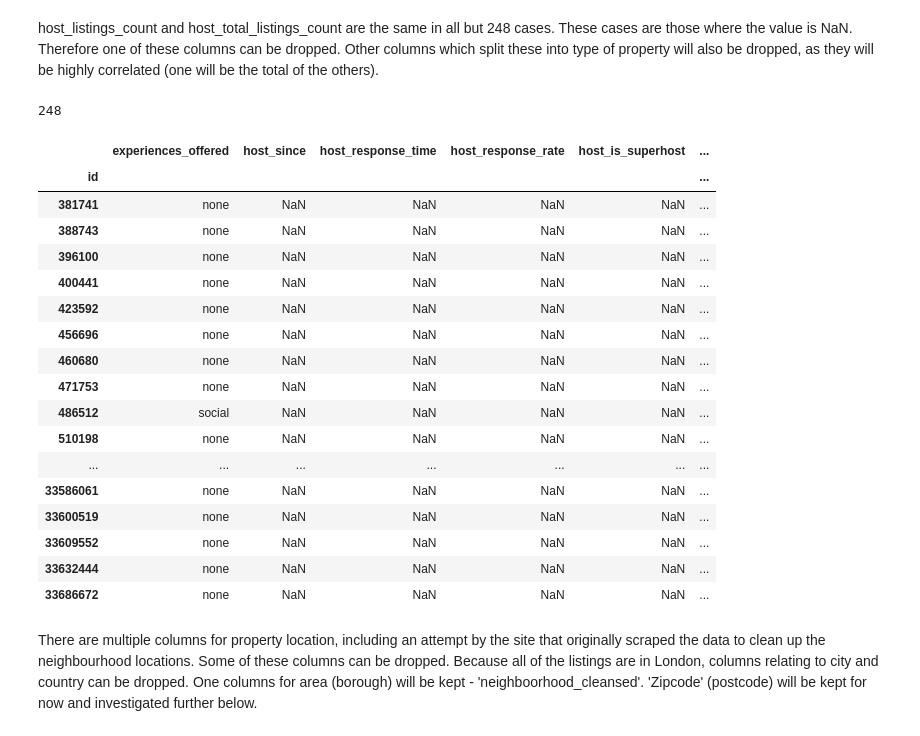
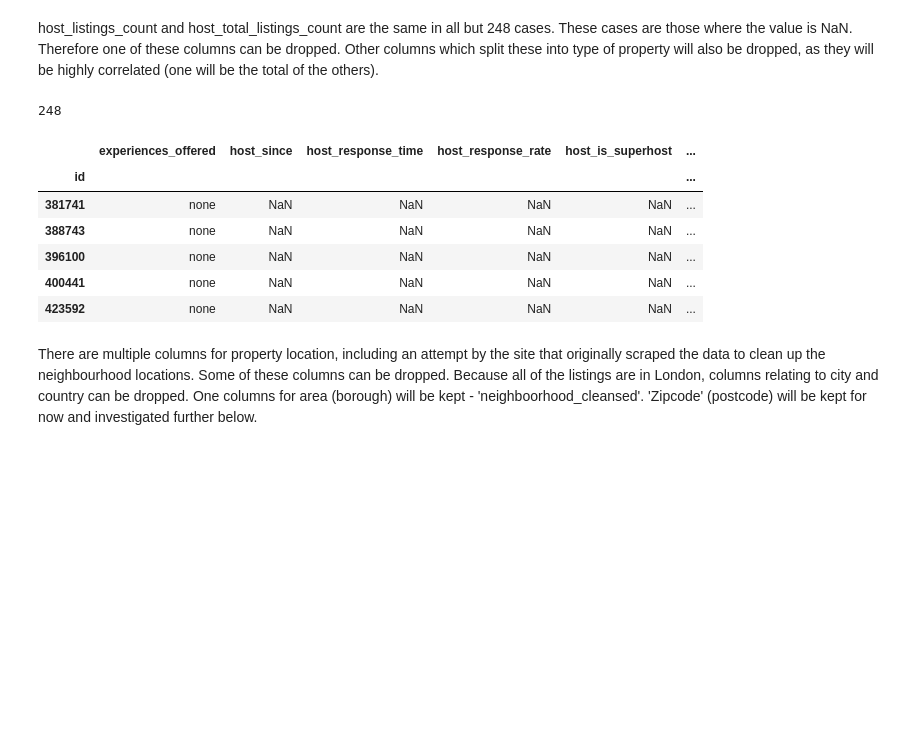
Before and after one commit to cbuie/Airbnb-neural-network-price-prediction, a Jupyter notebook: Airbnb-price-prediction.ipynb, the cells around one changed output. Saved outputs shown, nothing was run; the diff lists cells and outputs as text; code cells hidden in the pictures; blank space fills up the shorter version.

Commit message:
Additional data cleaning

```diff
--- a/Airbnb-price-prediction.ipynb
+++ b/Airbnb-price-prediction.ipynb
@@ -59,5 +60,5 @@ import matplotlib.pyplot as plt
 # %%
-raw_df = pd.read_csv('data/listings.csv')
+raw_df = pd.read_csv('airbnb_listings_09-04-19.csv')
 print(f"The dataset contains {len(raw_df)} Airbnb listings")
 pd.set_option('display.max_columns', len(raw_df.columns)) # To view all columns
 raw_df.head(3)
@@ -125,27 +113,16 @@ df.head(3)
 host_listings_count and host_total_listings_count are the same in all but 248 cases. These cases are those where the value is NaN. Therefore one of these columns can be dropped. Other columns which split these into type of property will also be dropped, as they will be highly correlated (one will be the total of the others).
 # %%
 print(sum((df.host_listings_count == df.host_total_listings_count) == False))
-df.loc[((df.host_listings_count == df.host_total_listings_count) == False)]
+df.loc[((df.host_listings_count == df.host_total_listings_count) == False)][:5]
 # %% [output]
 248
 |  | experiences_offered | host_since | host_response_time | host_response_rate | host_is_superhost | ... |
 | id |  |  |  |  |  | ... |
 | 381741 | none | NaN | NaN | NaN | NaN | ... |
 | 388743 | none | NaN | NaN | NaN | NaN | ... |
 | 396100 | none | NaN | NaN | NaN | NaN | ... |
 | 400441 | none | NaN | NaN | NaN | NaN | ... |
 | 423592 | none | NaN | NaN | NaN | NaN | ... |
-| 456696 | none | NaN | NaN | NaN | NaN | ... |
-| 460680 | none | NaN | NaN | NaN | NaN | ... |
-| 471753 | none | NaN | NaN | NaN | NaN | ... |
-| 486512 | social | NaN | NaN | NaN | NaN | ... |
-| 510198 | none | NaN | NaN | NaN | NaN | ... |
-| ... | ... | ... | ... | ... | ... | ... |
-| 33586061 | none | NaN | NaN | NaN | NaN | ... |
-| 33600519 | none | NaN | NaN | NaN | NaN | ... |
-| 33609552 | none | NaN | NaN | NaN | NaN | ... |
-| 33632444 | none | NaN | NaN | NaN | NaN | ... |
-| 33686672 | none | NaN | NaN | NaN | NaN | ... |
 # %%
 df.drop(['host_total_listings_count', 'calculated_host_listings_count', 'calculated_host_listings_count_entire_homes', 'calculated_host_listings_count_private_rooms', 'calculated_host_listings_count_shared_rooms'], axis=1, inplace=True)
 # %% [markdown]
```
Also changed, not shown: parts of 59 cells of this notebook.
